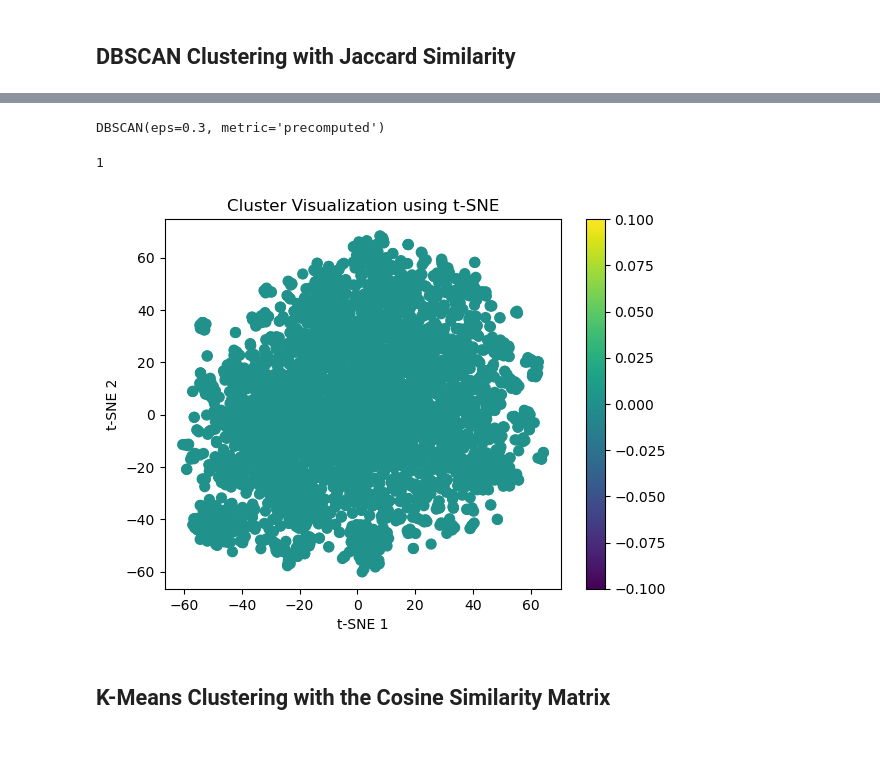
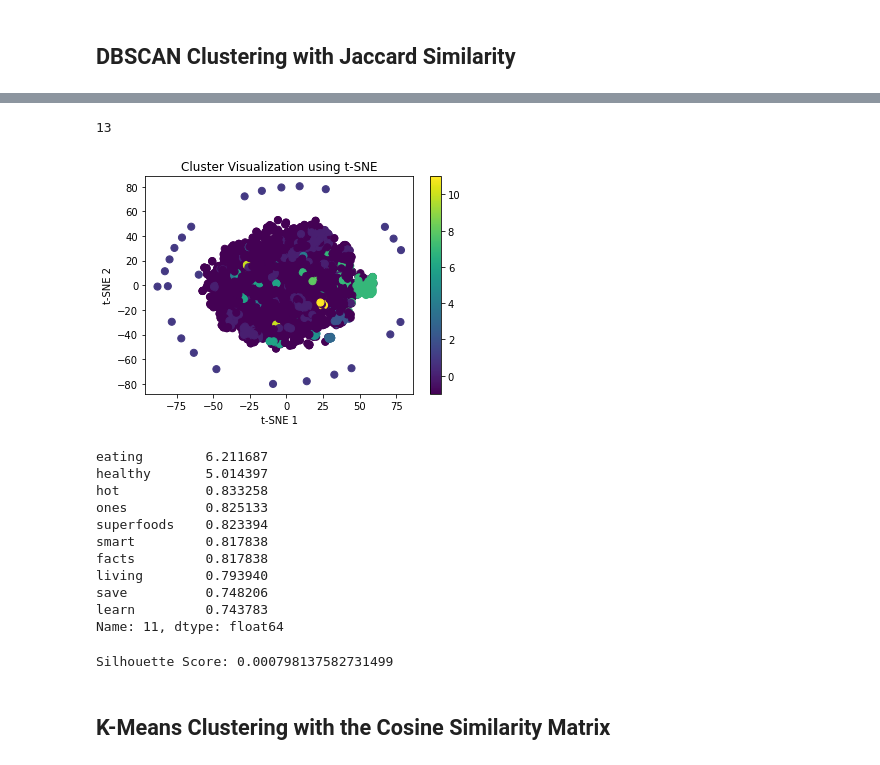
Before and after one commit to kyleronc/TweetClustering, a Jupyter notebook: Code/Code.ipynb, the cells around one changed output, grey strips where cells are left out. Drawn from its saved outputs; the diff is of its cells as text; code cells hidden in the pictures.

Commit message:
Finished DB clustering, started Spectral, Added purity and entropy calucation

```diff
--- a/Code/Code.ipynb
+++ b/Code/Code.ipynb
@@ -177,19 +248,23 @@ plt.show()
 # %%
 from sklearn.cluster import DBSCAN
+from sklearn.metrics import silhouette_score
+
 # Set the parameters for DBSCAN clustering
-eps = 0.3
-min_samples = 5
+eps = 0.7499999999999998
+min_samples = 15
 
 # Create a DBSCAN clustering instance with the Jaccard distance matrix
-dbscan = DBSCAN(eps=eps, min_samples=min_samples, metric='precomputed')
+dbscan = DBSCAN(eps=eps, min_samples= min_samples, metric='precomputed')
 
-# Fit the DBSCAN instance to the Jaccard distance matrix
-dbscan.fit(jaccard_similarities)
+# Fit the DBSCAN instance to the Jaccard distance matri
+clusters = dbscan.fit_predict(1-jaccard_similarities)
+
+n_clusters = len(np.unique(clusters))
+
+# print(n_clusters)s)
-# %% [output]
-DBSCAN(eps=0.3, metric='precomputed')
 # %%
 cluster_labels = dbscan.labels_
 cluster_labels
 len(set(cluster_labels))
 # %% [output]
-1
+13
@@ -200,19 +277,41 @@ from sklearn.manifold import TSNE
 binary_matrix = (features > 0).astype(int)
 dense_binary_matrix = binary_matrix.toarray()
 # %%
-# dense_binary_matrix = binary_matrix.toarray()
+dense_binary_matrix = binary_matrix.toarray()
 
 tsne = TSNE(n_components=2, metric='cosine', random_state=42, init='random')
 reduced_data = tsne.fit_transform(dense_binary_matrix)
 
 plt.scatter(reduced_data[:, 0], reduced_data[:, 1], c=cluster_labels, cmap='viridis', marker='o', s=50)
 plt.xlabel('t-SNE 1')
 plt.ylabel('t-SNE 2')
 plt.title('Cluster Visualization using t-SNE')
 plt.colorbar()
 plt.show()
 # %% [output]
-[figure, old version]
+[figure, new version]
+# %%
+terms = getMostCommonTerms(tweetVectorDataFrame, dbscan.labels_, 11);
+print(terms)
+# %% [output]
+eating        6.211687
+healthy       5.014397
+hot           0.833258
+ones          0.825133
+superfoods    0.823394
+smart         0.817838
+facts         0.817838
+living        0.793940
+save          0.748206
+learn         0.743783
+Name: 11, dtype: float64
+# %%
+from sklearn.metrics import silhouette_score
+
+score = silhouette_score(1-jaccard_similarities, clusters, metric='precomputed')
+print("Silhouette Score:", score)
+# %% [output]
+Silhouette Score: 0.000798137582731499
 # %% [markdown]
 ## K-Means Clustering with the Cosine Similarity Matrix
 # %%
```
Also changed, not shown: parts of 31 cells of this notebook.
